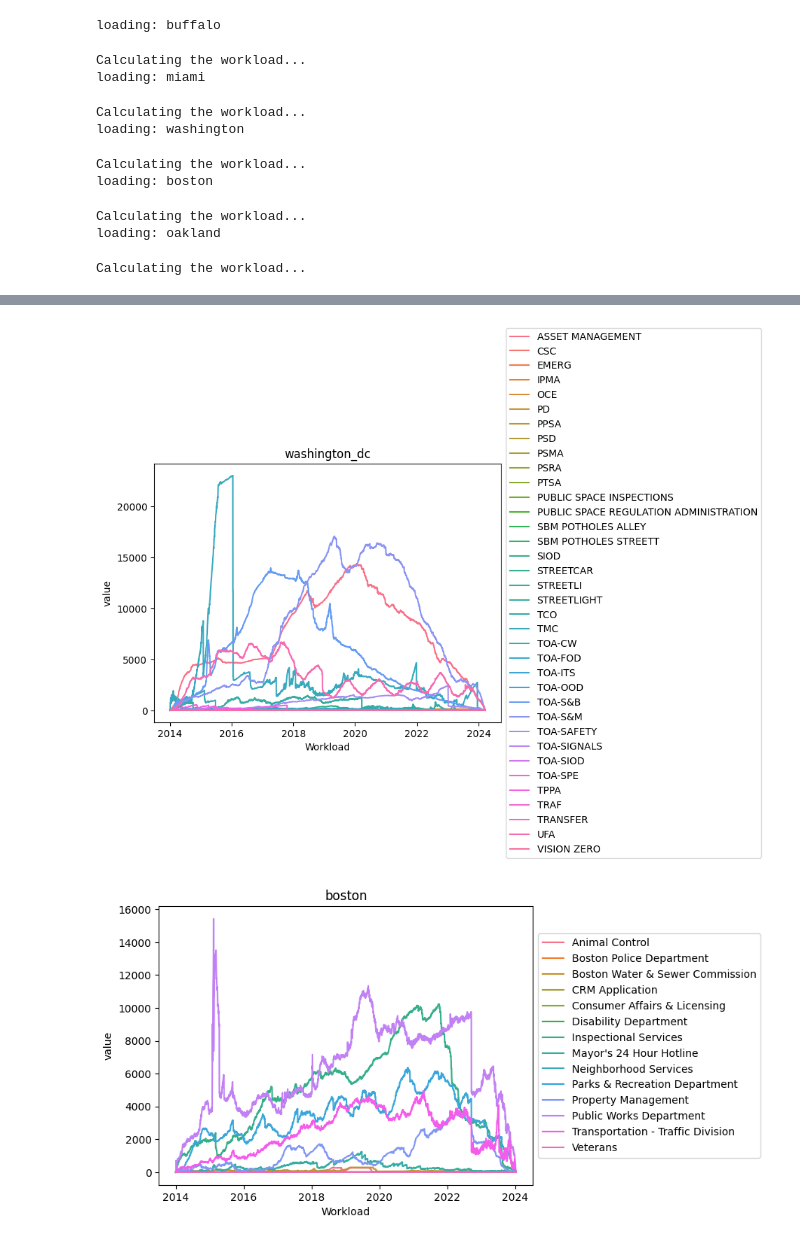
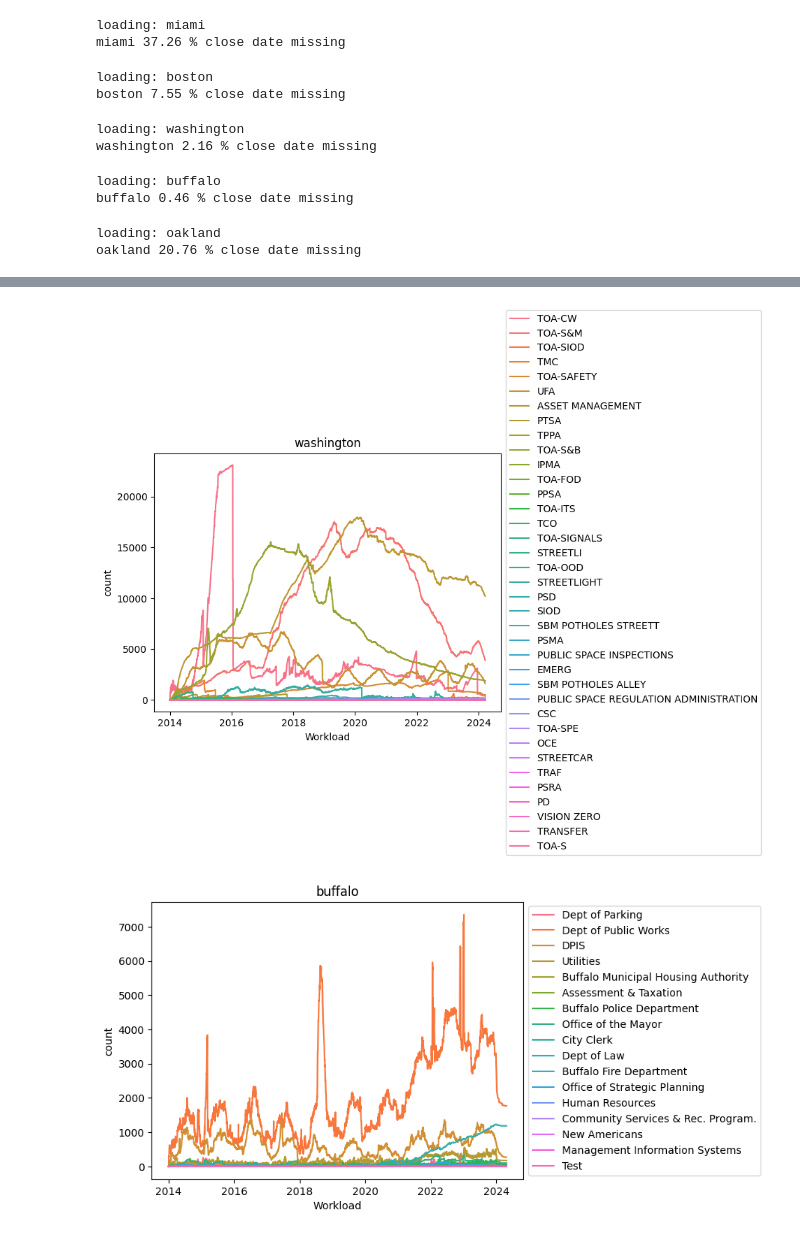
Before and after one commit to allieferas/311-forecasting, a Jupyter notebook: notebooks/workload.ipynb, the cells around one changed output, grey strips where cells are left out. Saved outputs shown, nothing was run; the diff lists cells and outputs as text; code cells hidden in the pictures.

Commit message:
workload including unclosed tickets

```diff
--- a/notebooks/workload.ipynb
+++ b/notebooks/workload.ipynb
@@ -6,8 +6,7 @@ import matplotlib.pyplot as plt
 from utils import *
 import os
 # %%
-files = os.listdir('../data/in')
-files.remove('.gitignore')
+files = os.listdir('../data/raw')
 cities = set([f.split("_")[0] for f in files])
 
 workloads = []
@@ -18,27 +17,28 @@ for c in cities:
     for f in files:
         if c in f:
             tmp = pd.read_csv(
-                f"../data/in/{f}",
+                f"../data/raw/{f}",
                 parse_dates=['open_date','close_date'],
             )
             city = pd.concat([city,tmp]).reset_index(drop=True)
-    city = time_series_workload(city, city['city'].unique()[0])
-    city.to_csv(f"../data/processed/{city['city'].unique()[0]}_workload.csv", index=False)
+    print(c,round(len(city[city['close_date'].isna()])/len(city)*100,2),"% close date missing")
+    city = time_series_workload(city, c)
+    city.to_csv(f"../data/processed/{c}_workload.csv", index=False)
     workloads.append(city)
 # %% [output]
-loading: buffalo
+loading: miami
+miami 37.26 % close date missing
-Calculating the workload...
-loading: miami
+loading: boston
+boston 7.55 % close date missing
-Calculating the workload...
 loading: washington
+washington 2.16 % close date missing
-Calculating the workload...
-loading: boston
+loading: buffalo
+buffalo 0.46 % close date missing
-Calculating the workload...
 loading: oakland
+oakland 20.76 % close date missing
-Calculating the workload...
 # %%
 for w in workloads:
-    plot = sns.lineplot(data=w, x="date", y="value", hue="label")
+    plot = sns.lineplot(data=w, x="date", y="count", hue="department")
     plt.title(w['city'].unique()[0])
     plt.xlabel("Workload")
     plt.legend(bbox_to_anchor=(1, 0.5), loc='center left')
@@ -49,2 +49,2 @@ for w in workloads:
-[figure, old version]
+[figure, new version]
-[figure, old version]
+[figure, new version]
```
Also changed, not shown: parts of 1 cell of this notebook, 7 other files.
